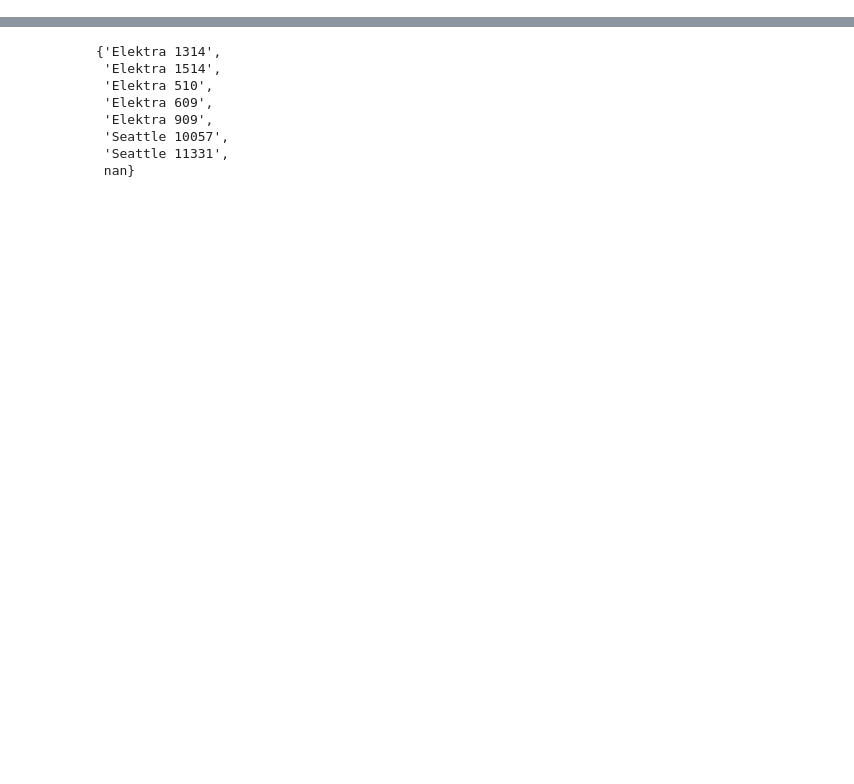
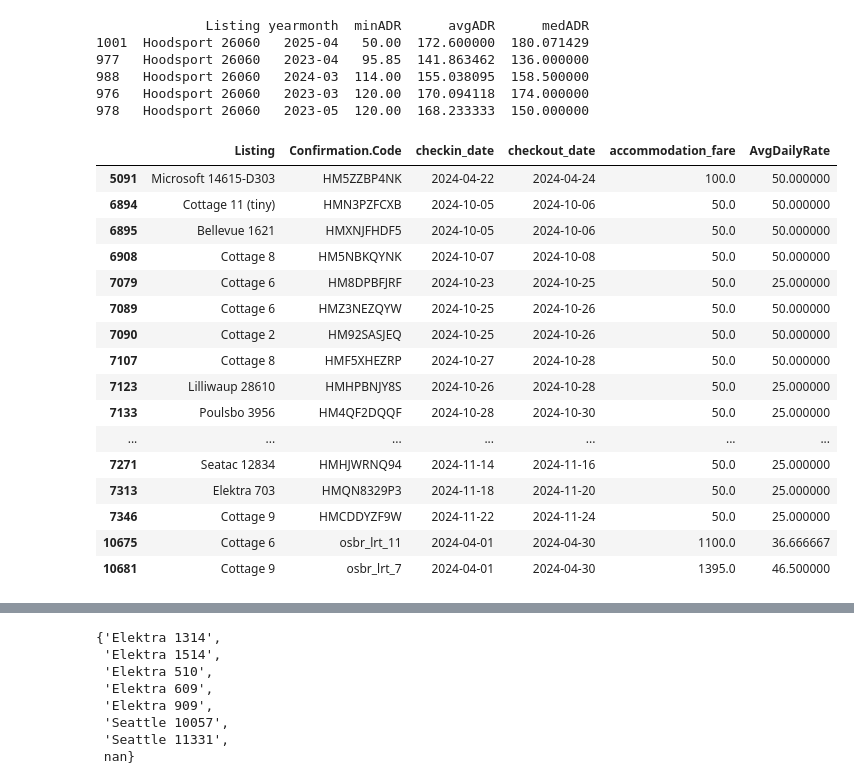
Before and after one commit to ylin2016/ValtaWork, a Jupyter notebook: Data and Reporting/python/RevenueReport.ipynb, the cells around one changed output, grey strips where cells are left out. Drawn from its saved outputs; the diff is of its cells as text; code cells hidden in the pictures; blank space fills up the shorter version.

```diff
--- a/Data and Reporting/python/RevenueReport.ipynb
+++ b/Data and Reporting/python/RevenueReport.ipynb
@@ -157,7 +157,8 @@ def cal_occupancy(data):
             Revenue_occ_accom=("AvgDailyRate","sum"),
             minADR = ("AvgDailyRate","min"),
             maxADR = ("AvgDailyRate","max"),
-            avgADR = ("AvgDailyRate","mean")
+            avgADR = ("AvgDailyRate","mean"),
+            medADR = ("AvgDailyRate","median"),
         )
     )
     occ["OccRt"] = occ["yearmonth"].map(lambda ym: occ.loc[occ["yearmonth"].eq(ym), "occdays"].iloc[0])  # placeholder
@@ -213,7 +214,6 @@ data = import_data()
 excl = {"Bellevue 4551","Bothell 21833","NorthBend 44406","Ashford 137","Auburn 29123","Hoquiam 21"}
 data = data[~data["Listing"].isin(excl)].copy()
 data = data[~((data["booking_source"]=="owner")|(data["accommodation_fare"]==0))].copy()
-data = data[~((data["total_revenue"]==48.5)&(data["month"].isin(["2024-10","2024-11"])))] # remove testing rent
 data.loc[data["Listing"].eq("Seattle 3617 Origin"), "Listing"] = "Seattle 3617"
 data.loc[data["Listing"].eq("Seattle 906"), "Listing"] = "Seattle 906 Lower"
 idx = (data['checkin_date']>=pd.to_datetime('2023-01-01')) & (data['checkin_date']<=pd.to_datetime('2025-12-31'))
@@ -227,7 +227,7 @@ monthly_STR =(data[data["Term"]=="STR"]
               .assign(yearmonth=data["checkin_date"].astype(str).str[:7])
               .groupby(["Listing","yearmonth"],as_index=False)
               .agg(Revenue=("total_revenue","sum"))
-              .merge(occupancy[["Listing","yearmonth","occdays","OccRt","Revenue_occ","Revenue_occ_accom","minADR","maxADR","avgADR"]],
+              .merge(occupancy[["Listing","yearmonth","occdays","OccRt","Revenue_occ","Revenue_occ_accom","minADR","maxADR","avgADR","medADR"]],
                      on=["Listing","yearmonth"],how="outer")
               )
 
@@ -240,8 +240,9 @@ monthly_LTR = (daily[daily["Term"]=="LTR"]
                      Revenue_defer=("DailyListingPrice","sum"),
                      minADR = ("AvgDailyRate",'min'),
                      maxADR=("AvgDailyRate","max"),
-                     avgADR = ("AvgDailyRate","mean"))
-               )
+                     avgADR = ("AvgDailyRate","mean"),
+                     medADR = ("AvgDailyRate","median")
+               ))
 monthly_LTR["OccRt"] = monthly_LTR["occdays"] / monthly_LTR["yearmonth"].apply(days_in_month_from_yearmonth)
 
 monthly = monthly_STR.merge(monthly_LTR,on=["Listing","yearmonth"],how="outer",suffixes=("","_LTR"))
@@ -250,6 +251,37 @@ monthly["Month"] = monthly["yearmonth"].str[5:7]
 monthly["Year"] = monthly["yearmonth"].str[0:4]
 monthly = monthly.merge(owner_payout[["Property","yearmonth","Payout"]],
                         left_on=["Listing","yearmonth"], right_on=["Property","yearmonth"], how="left")
+# %%
+select_listing = "Hoodsport 26060"
+print(monthly.loc[monthly["Listing"]==select_listing,["Listing","yearmonth","minADR","avgADR","medADR"]].sort_values(by="minADR").head())
+data.loc[(data["Listing"]==select_listing) &(data["checkin_date"]>=pd.to_datetime('2024-01-01')),
+         ["Listing","Confirmation.Code","checkin_date","checkout_date","accommodation_fare","AvgDailyRate"]].sort_values(by="AvgDailyRate").head()
+data.loc[(data["AvgDailyRate"]<=50)&(data["month"].isin(["2024-10","2024-11"])),
+                        ["Listing","Confirmation.Code","checkin_date","checkout_date","accommodation_fare","AvgDailyRate"]]
+# %% [output]
+              Listing yearmonth  minADR      avgADR      medADR
+1001  Hoodsport 26060   2025-04   50.00  172.600000  180.071429
+977   Hoodsport 26060   2023-04   95.85  141.863462  136.000000
+988   Hoodsport 26060   2024-03  114.00  155.038095  158.500000
+976   Hoodsport 26060   2023-03  120.00  170.094118  174.000000
+978   Hoodsport 26060   2023-05  120.00  168.233333  150.000000
+|  | Listing | Confirmation.Code | checkin_date | checkout_date | accommodation_fare | AvgDailyRate |
+| 5091 | Microsoft 14615-D303 | HM5ZZBP4NK | 2024-04-22 | 2024-04-24 | 100.0 | 50.000000 |
+| 6894 | Cottage 11 (tiny) | HMN3PZFCXB | 2024-10-05 | 2024-10-06 | 50.0 | 50.000000 |
+| 6895 | Bellevue 1621 | HMXNJFHDF5 | 2024-10-05 | 2024-10-06 | 50.0 | 50.000000 |
+| 6908 | Cottage 8 | HM5NBKQYNK | 2024-10-07 | 2024-10-08 | 50.0 | 50.000000 |
+| 7079 | Cottage 6 | HM8DPBFJRF | 2024-10-23 | 2024-10-25 | 50.0 | 25.000000 |
+| 7089 | Cottage 6 | HMZ3NEZQYW | 2024-10-25 | 2024-10-26 | 50.0 | 50.000000 |
+| 7090 | Cottage 2 | HM92SASJEQ | 2024-10-25 | 2024-10-26 | 50.0 | 50.000000 |
+| 7107 | Cottage 8 | HMF5XHEZRP | 2024-10-27 | 2024-10-28 | 50.0 | 50.000000 |
+| 7123 | Lilliwaup 28610 | HMHPBNJY8S | 2024-10-26 | 2024-10-28 | 50.0 | 25.000000 |
+| 7133 | Poulsbo 3956 | HM4QF2DQQF | 2024-10-28 | 2024-10-30 | 50.0 | 25.000000 |
+| ... | ... | ... | ... | ... | ... | ... |
+| 7271 | Seatac 12834 | HMHJWRNQ94 | 2024-11-14 | 2024-11-16 | 50.0 | 25.000000 |
+| 7313 | Elektra 703 | HMQN8329P3 | 2024-11-18 | 2024-11-20 | 50.0 | 25.000000 |
+| 7346 | Cottage 9 | HMCDDYZF9W | 2024-11-22 | 2024-11-24 | 50.0 | 25.000000 |
+| 10675 | Cottage 6 | osbr_lrt_11 | 2024-04-01 | 2024-04-30 | 1100.0 | 36.666667 |
+| 10681 | Cottage 9 | osbr_lrt_7 | 2024-04-01 | 2024-04-30 | 1395.0 | 46.500000 |
 # %%
 # Monthly tab pivot wide by Year for (Revenue, ADR, OccRt, Payout)
 values_to_wide = ["Revenue","ADR","OccRt","Payout"]
```
Also changed, not shown: parts of 3 cells of this notebook, 1 other file.
